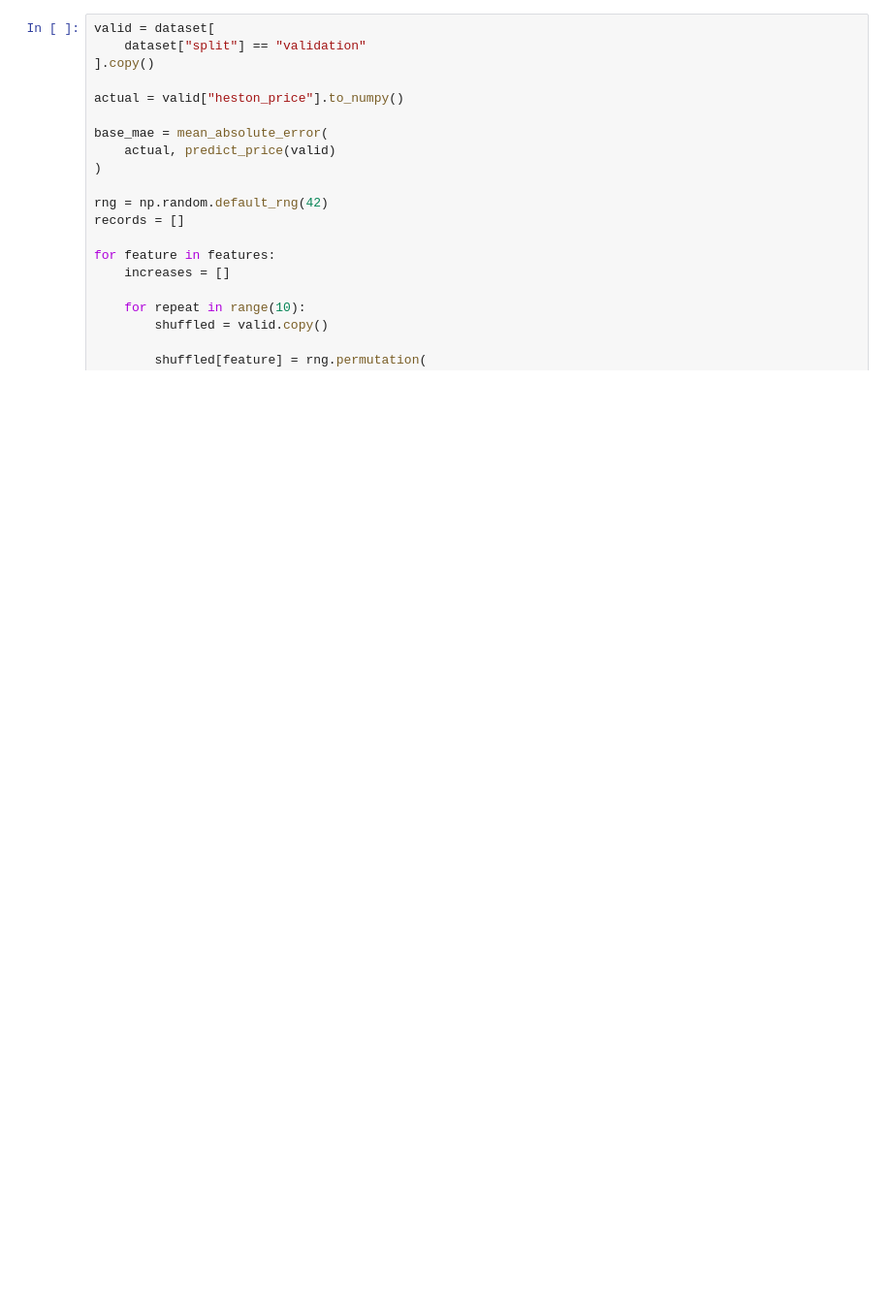
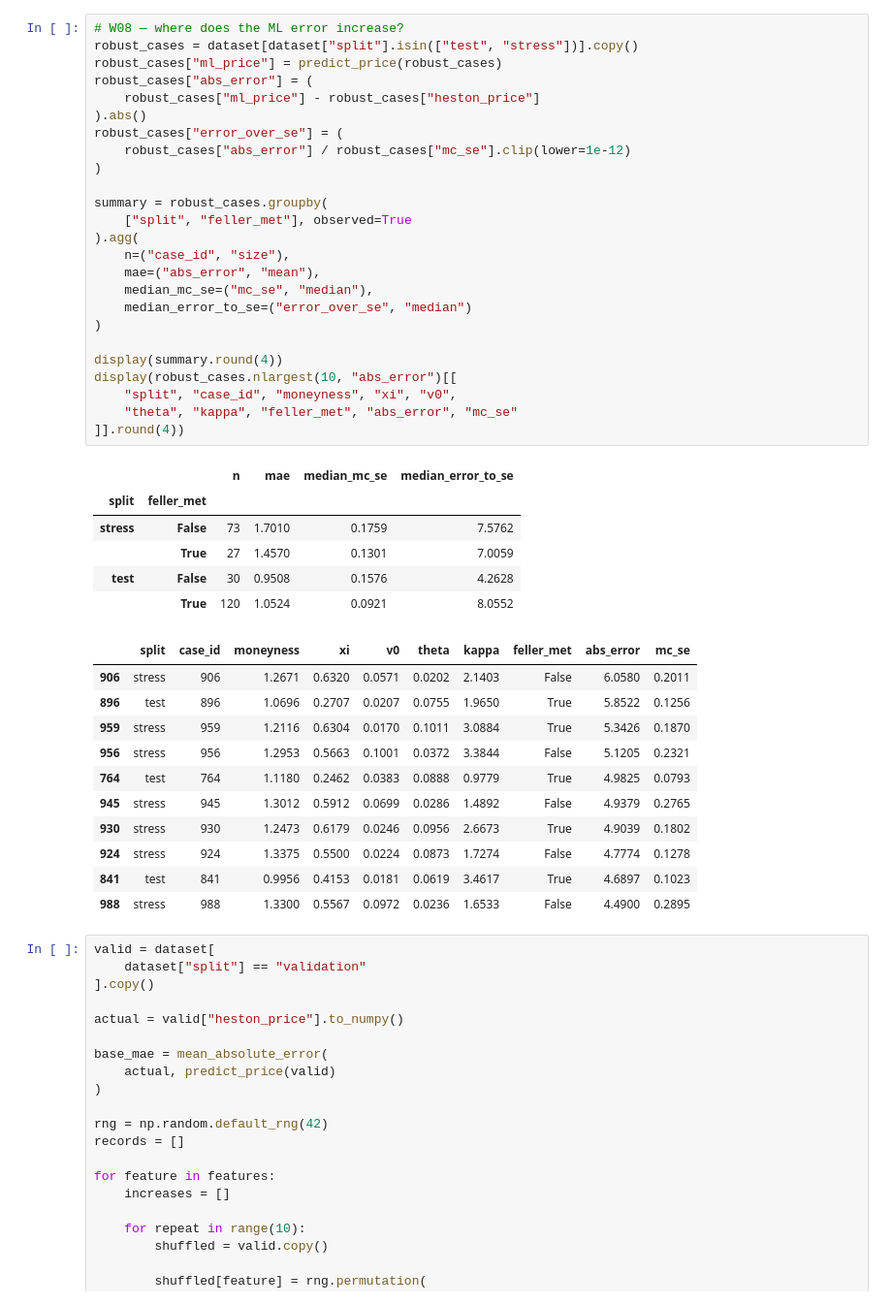
Before and after one commit to Siennc232/Deliverables-Documentation-for-Intern, a Jupyter notebook: Chooser_Option_Research/03_Code/W08_Heston_Pricing_Robustness.ipynb, the cells around one changed output. Shown at 97% size. Cells and saved outputs as stored; diff of their text form; blank space fills up the shorter version.

```diff
--- a/Chooser_Option_Research/03_Code/W08_Heston_Pricing_Robustness.ipynb
+++ b/Chooser_Option_Research/03_Code/W08_Heston_Pricing_Robustness.ipynb
@@ -62,6 +63,49 @@ display(robustness_df.round(4))
 | 1 | test | HGB Correction | 1.0320 | 1.4625 | 0.1016 |
 | 2 | stress | BSM | 4.1369 | 5.5649 | 0.1597 |
 | 3 | stress | HGB Correction | 1.6351 | 2.1591 | 0.1597 |
+# %%
+# W08 — where does the ML error increase?
+robust_cases = dataset[dataset["split"].isin(["test", "stress"])].copy()
+robust_cases["ml_price"] = predict_price(robust_cases)
+robust_cases["abs_error"] = (
+    robust_cases["ml_price"] - robust_cases["heston_price"]
+).abs()
+robust_cases["error_over_se"] = (
+    robust_cases["abs_error"] / robust_cases["mc_se"].clip(lower=1e-12)
+)
+
+summary = robust_cases.groupby(
+    ["split", "feller_met"], observed=True
+).agg(
+    n=("case_id", "size"),
+    mae=("abs_error", "mean"),
+    median_mc_se=("mc_se", "median"),
+    median_error_to_se=("error_over_se", "median")
+)
+
+display(summary.round(4))
+display(robust_cases.nlargest(10, "abs_error")[[
+    "split", "case_id", "moneyness", "xi", "v0",
+    "theta", "kappa", "feller_met", "abs_error", "mc_se"
+]].round(4))
+# %% [output]
+|  |  | n | mae | median_mc_se | median_error_to_se |
+| split | feller_met |  |  |  |  |
+| stress | False | 73 | 1.7010 | 0.1759 | 7.5762 |
+|  | True | 27 | 1.4570 | 0.1301 | 7.0059 |
+| test | False | 30 | 0.9508 | 0.1576 | 4.2628 |
+|  | True | 120 | 1.0524 | 0.0921 | 8.0552 |
+|  | split | case_id | moneyness | xi | v0 | theta | kappa | feller_met | abs_error | mc_se |
+| 906 | stress | 906 | 1.2671 | 0.6320 | 0.0571 | 0.0202 | 2.1403 | False | 6.0580 | 0.2011 |
+| 896 | test | 896 | 1.0696 | 0.2707 | 0.0207 | 0.0755 | 1.9650 | True | 5.8522 | 0.1256 |
+| 959 | stress | 959 | 1.2116 | 0.6304 | 0.0170 | 0.1011 | 3.0884 | True | 5.3426 | 0.1870 |
+| 956 | stress | 956 | 1.2953 | 0.5663 | 0.1001 | 0.0372 | 3.3844 | False | 5.1205 | 0.2321 |
+| 764 | test | 764 | 1.1180 | 0.2462 | 0.0383 | 0.0888 | 0.9779 | True | 4.9825 | 0.0793 |
+| 945 | stress | 945 | 1.3012 | 0.5912 | 0.0699 | 0.0286 | 1.4892 | False | 4.9379 | 0.2765 |
+| 930 | stress | 930 | 1.2473 | 0.6179 | 0.0246 | 0.0956 | 2.6673 | True | 4.9039 | 0.1802 |
+| 924 | stress | 924 | 1.3375 | 0.5500 | 0.0224 | 0.0873 | 1.7274 | False | 4.7774 | 0.1278 |
+| 841 | test | 841 | 0.9956 | 0.4153 | 0.0181 | 0.0619 | 3.4617 | True | 4.6897 | 0.1023 |
+| 988 | stress | 988 | 1.3300 | 0.5567 | 0.0972 | 0.0236 | 1.6533 | False | 4.4900 | 0.2895 |
 # %%
 valid = dataset[
     dataset["split"] == "validation"
```
Also changed, not shown: parts of 3 cells of this notebook, 6 other files.
